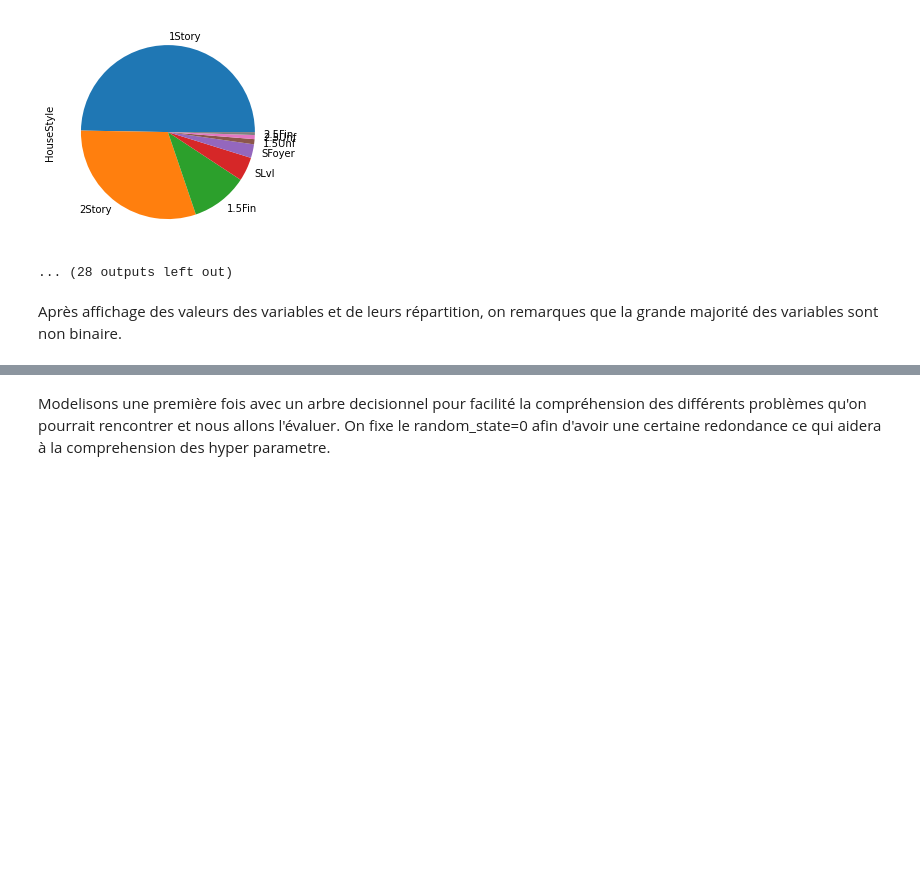
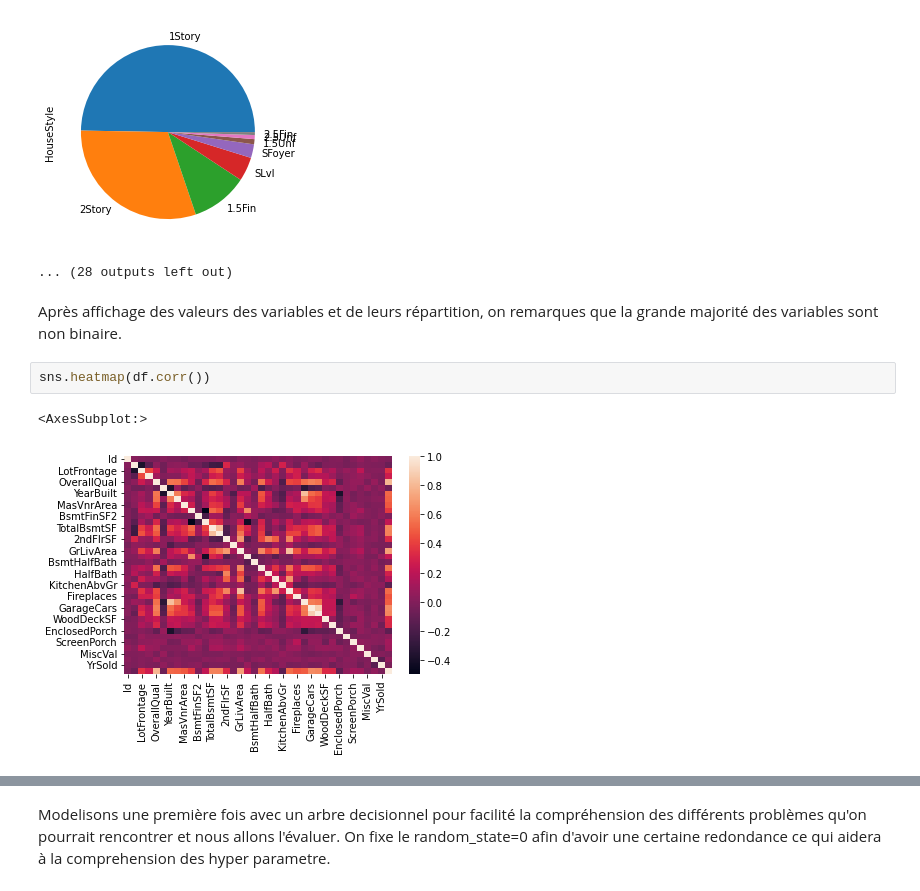
Before and after one commit to RagavanRanushan/AdvancedHousePrice, a Jupyter notebook: AdvancedHousePrice/Untitled.ipynb, the cells around one changed output, grey strips where cells are left out. Drawn from its saved outputs; the diff is of its cells as text; blank space fills up the shorter version.

```diff
--- a/AdvancedHousePrice/Untitled.ipynb
+++ b/AdvancedHousePrice/Untitled.ipynb
@@ -221,3 +221,8 @@ for col in df.select_dtypes('object'):
 ... (28 outputs left out)
 # %% [markdown]
 Après affichage des valeurs des variables et de leurs répartition, on remarques que la grande majorité des variables sont non binaire.
+# %%
+sns.heatmap(df.corr())
+# %% [output]
+<AxesSubplot:>
+[figure, added]
```
Also changed, not shown: parts of 7 cells of this notebook.
